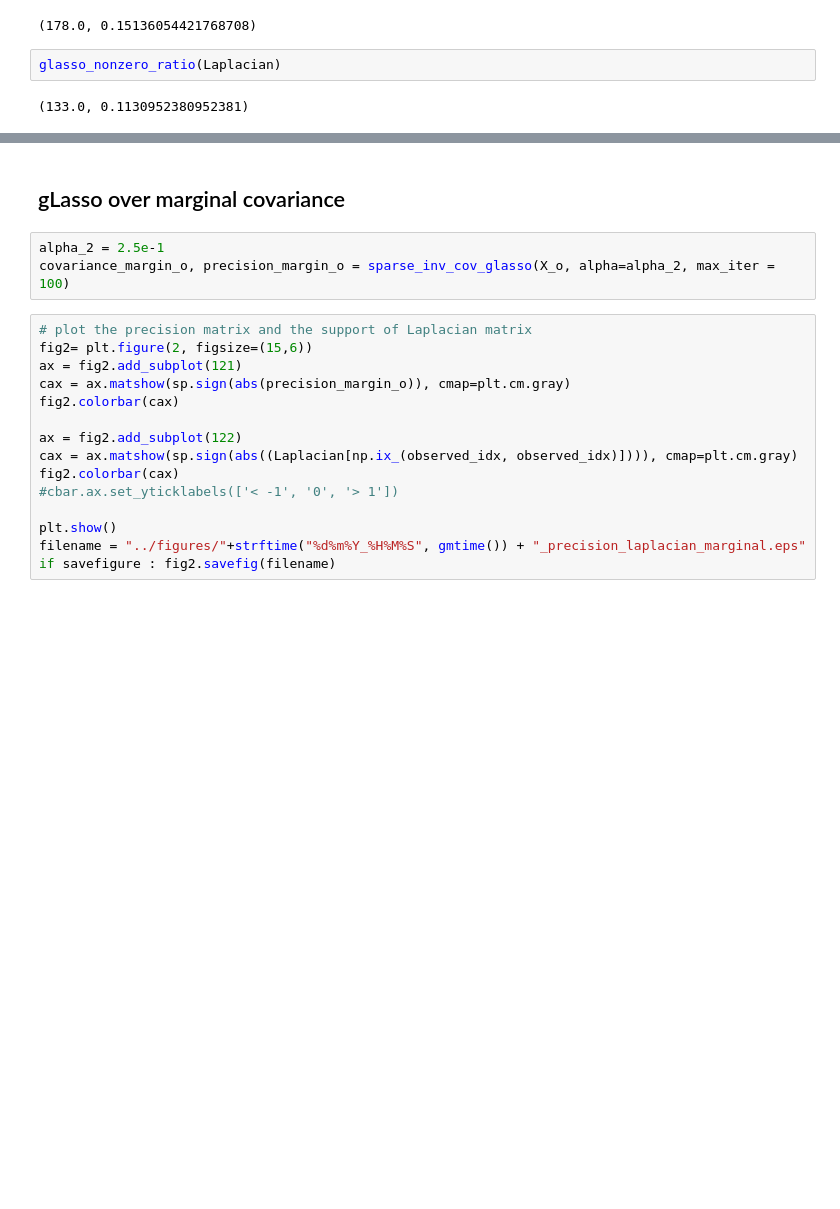
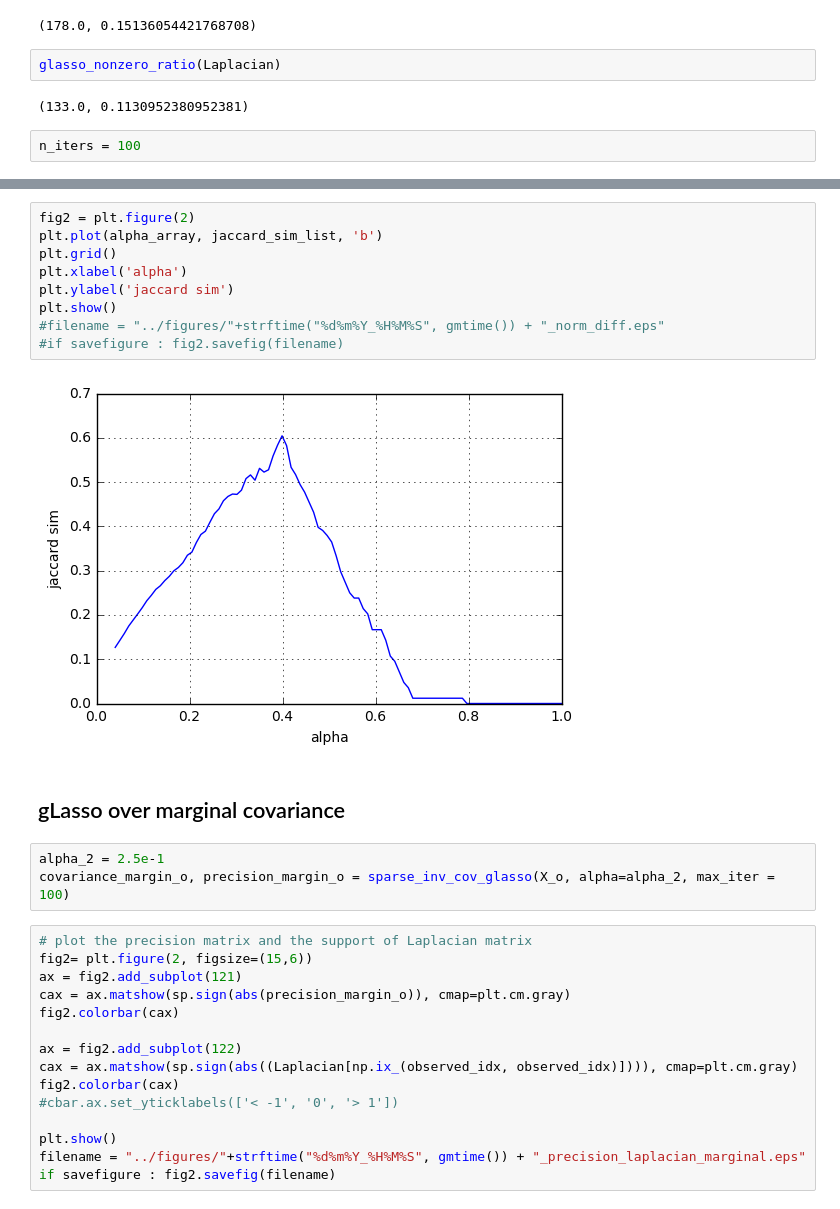
Before and after one commit to TianpeiLuke/LatNet, a Jupyter notebook: experiments/15032017_01.ipynb, the cells around one changed output, grey strips where cells are left out. Drawn from its saved outputs; the diff is of its cells as text; blank space fills up the shorter version.

```diff
--- a/experiments/15032017_01.ipynb
+++ b/experiments/15032017_01.ipynb
@@ -252,4 +253,6 @@ glasso_nonzero_ratio(precision_all)
 glasso_nonzero_ratio(Laplacian)
 # %% [output]
 (133.0, 0.1130952380952381)
+# %%
+n_iters = 100
 # %%
@@ -304,3 +312,14 @@ if savefigure : fig2.savefig(filename)
+# %%
+fig2 = plt.figure(2)
+plt.plot(alpha_array, jaccard_sim_list, 'b')
+plt.grid()
+plt.xlabel('alpha')
+plt.ylabel('jaccard sim')
+plt.show()
+#filename = "../figures/"+strftime("%d%m%Y_%H%M%S", gmtime()) + "_norm_diff.eps"
+#if savefigure : fig2.savefig(filename)
+# %% [output]
+[figure, added]
 # %% [markdown]
 ## gLasso over marginal covariance
 # %%
```
Also changed, not shown: parts of 39 cells of this notebook.
